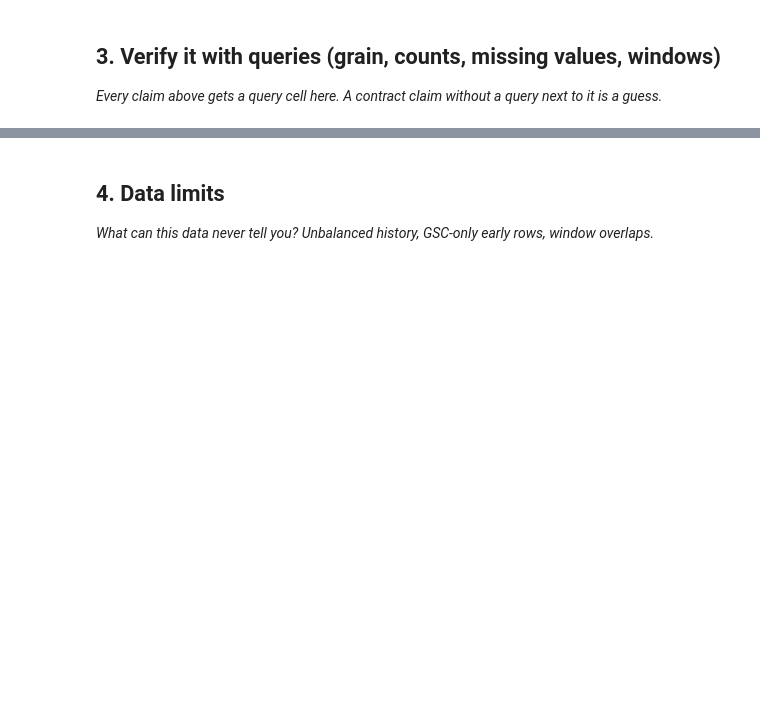
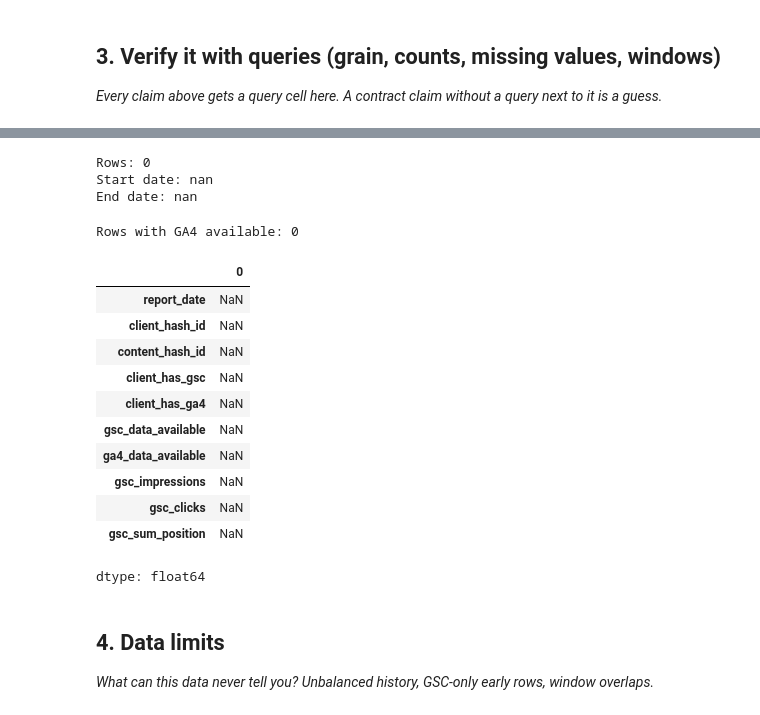
Before and after one commit to syedali287/flyrank-intern, a Jupyter notebook: work/notebooks/w03_data_contract.ipynb, the cells around one changed output, grey strips where cells are left out. Drawn from its saved outputs; the diff is of its cells as text; code cells hidden in the pictures; blank space fills up the shorter version.

```diff
--- a/work/notebooks/w03_data_contract.ipynb
+++ b/work/notebooks/w03_data_contract.ipynb
@@ -8,0 +11,6 @@ This skeleton is yours to fill. Work the sections **in order** — each one has
+# %%
+from google.colab import userdata
+
+HF_TOKEN = userdata.get("HF_TOKEN")
+
+print("Token loaded:", HF_TOKEN is not None)
@@ -8,0 +37,8 @@ This skeleton is yours to fill. Work the sections **in order** — each one has
+# %%
+from datasets import load_dataset
+
+dataset = load_dataset(
+    "FlyRank/internship-warehouse",
+    "fact_content_daily_performance",
+    token=HF_TOKEN
+)
@@ -8,0 +92,7 @@ This skeleton is yours to fill. Work the sections **in order** — each one has
+# %%
+sample_data = dataset["train"].select(range(100000))
+
+march_data = sample_data.filter(
+    lambda x: x["report_date"].year == 2026
+    and x["report_date"].month == 3
+)
@@ -15,0 +122,6 @@ This skeleton is yours to fill. Work the sections **in order** — each one has
+# %%
+march_df = march_data.select(
+    range(min(10000, len(march_data)))
+).to_pandas()
+
+march_df.head()
@@ -29,0 +226,16 @@ This skeleton is yours to fill. Work the sections **in order** — each one has
+# %%
+print("Rows:", len(march_df))
+
+print(
+    "Start date:",
+    march_df["report_date"].min()
+)
+
+print(
+    "End date:",
+    march_df["report_date"].max()
+)
+# %% [output]
+Rows: 0
+Start date: nan
+End date: nan
@@ -29,0 +246,11 @@ This skeleton is yours to fill. Work the sections **in order** — each one has
+# %%
+available_rows = march_df[
+    march_df["ga4_data_available"] == True
+]
+
+print(
+    "Rows with GA4 available:",
+    len(available_rows)
+)
+# %% [output]
+Rows with GA4 available: 0
@@ -30,3 +261,24 @@ This skeleton is yours to fill. Work the sections **in order** — each one has
+# %%
+missing_values = (
+    march_df.isnull()
+    .mean()
+    .sort_values(ascending=False)
+)
+
+missing_values.head(10)
+# %% [output]
+|  | 0 |
+| report_date | NaN |
+| client_hash_id | NaN |
+| content_hash_id | NaN |
+| client_has_gsc | NaN |
+| client_has_ga4 | NaN |
+| gsc_data_available | NaN |
+| ga4_data_available | NaN |
+| gsc_impressions | NaN |
+| gsc_clicks | NaN |
+| gsc_sum_position | NaN |
+dtype: float64
 # %% [markdown]
 ## 4. Data limits
 
```
Also changed, not shown: parts of 25 cells of this notebook.
